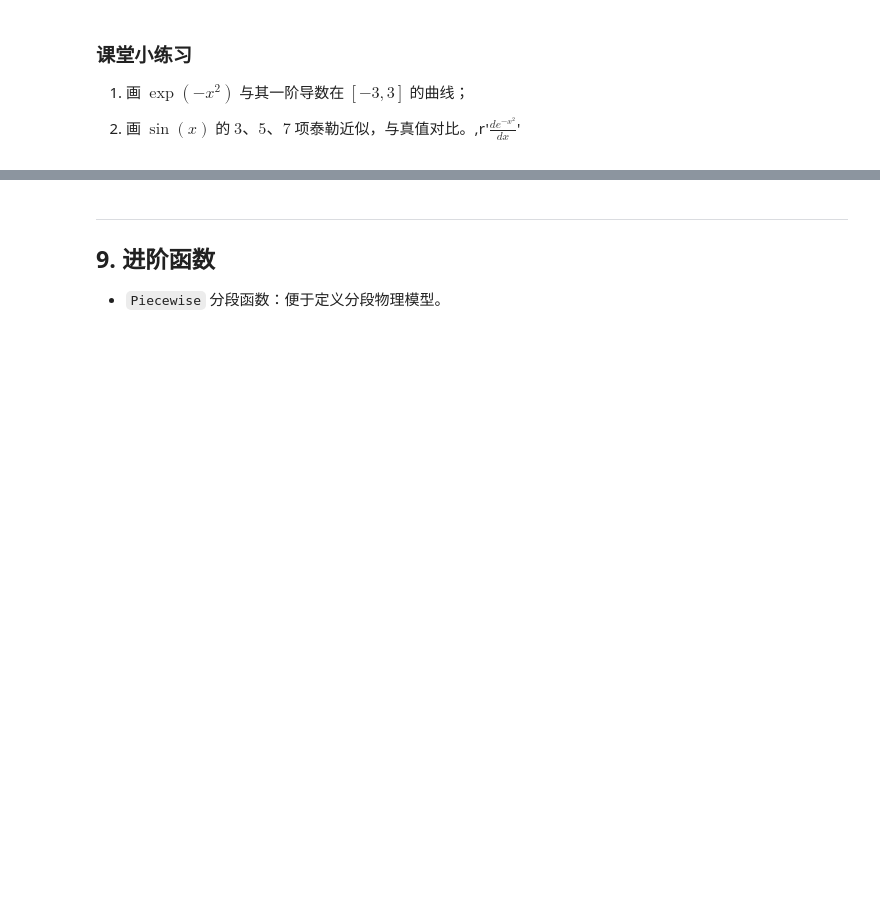
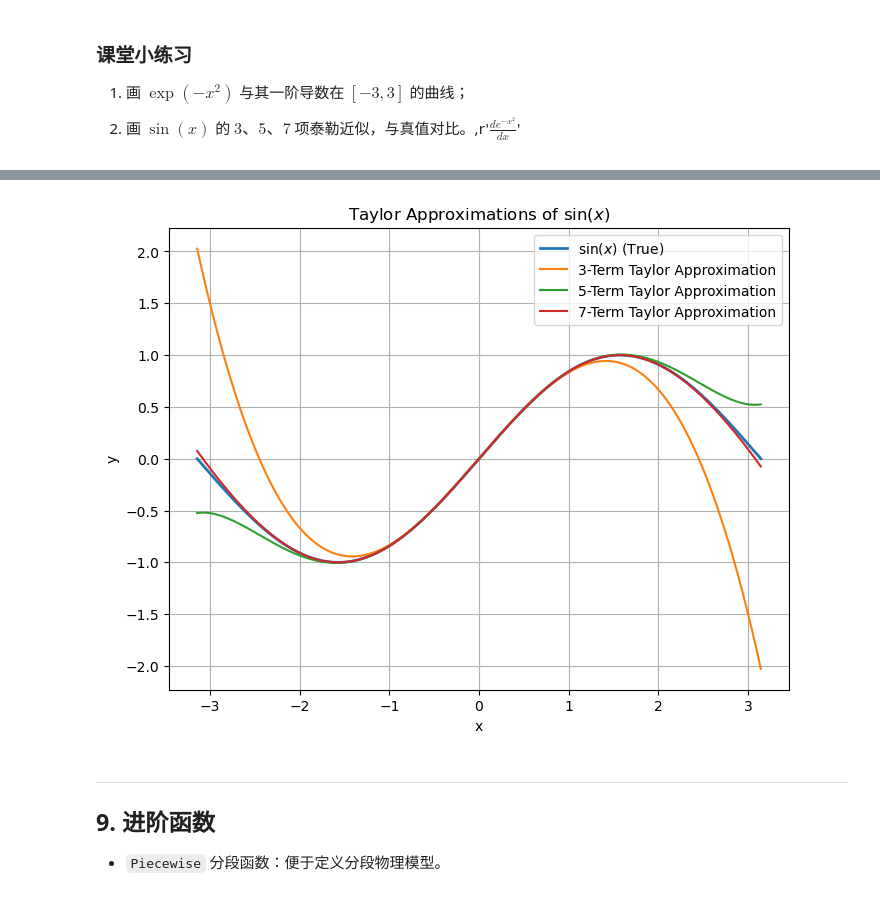
Before and after one commit to Bonnierubi/CP_Assign_236000252, a Jupyter notebook: Python_3_Sympy.ipynb, the cells around one changed output, grey strips where cells are left out. Saved outputs shown, nothing was run; the diff lists cells and outputs as text; code cells hidden in the pictures; blank space fills up the shorter version.

```diff
--- a/Python_3_Sympy.ipynb
+++ b/Python_3_Sympy.ipynb
@@ -1518,3 +1642,30 @@ ParseException: Expected end of text, found '$'  (at char 16), (line:1, col:17)
+# %%
+import numpy as np
+import matplotlib.pyplot as plt
+
+# 生成x轴数据
+x = np.linspace(-np.pi, np.pi, 1000)
+# 真值
+sin_true = np.sin(x)
+# 泰勒近似
+taylor3 = x - x**3/6
+taylor5 = x - x**3/6 + x**5/120
+taylor7 = x - x**3/6 + x**5/120 - x**7/5040
+
+# 绘图
+plt.figure(figsize=(8, 6))
+plt.plot(x, sin_true, label=r'$\sin(x)$ (True)', linewidth=2)
+plt.plot(x, taylor3, label='3-Term Taylor Approximation')
+plt.plot(x, taylor5, label='5-Term Taylor Approximation')
+plt.plot(x, taylor7, label='7-Term Taylor Approximation')
+plt.xlabel('x')
+plt.ylabel('y')
+plt.title(r'Taylor Approximations of $\sin(x)$')
+plt.legend()
+plt.grid(True)
+plt.show()
+# %% [output]
+[figure, added]
 # %% [markdown]
 ---
 ## 9. 进阶函数
```
Also changed, not shown: parts of 9 cells of this notebook, 4 other files.
